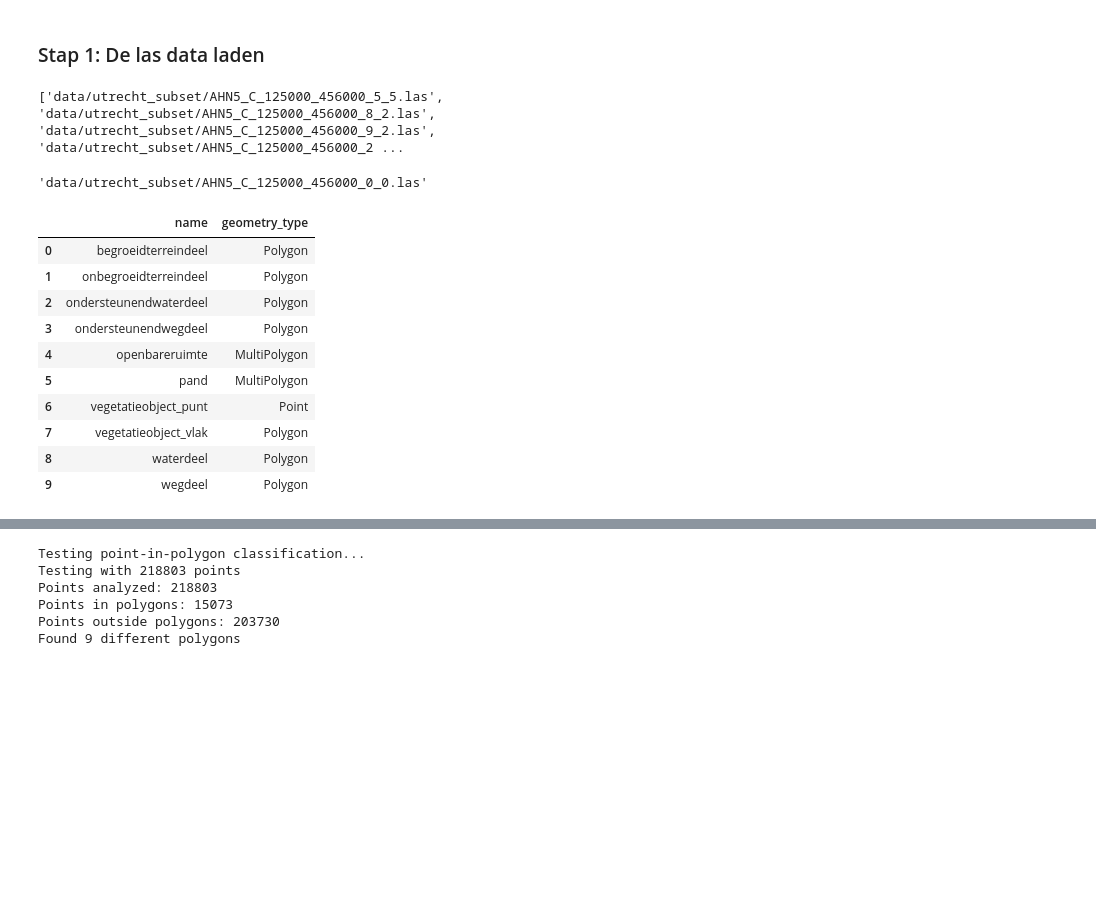
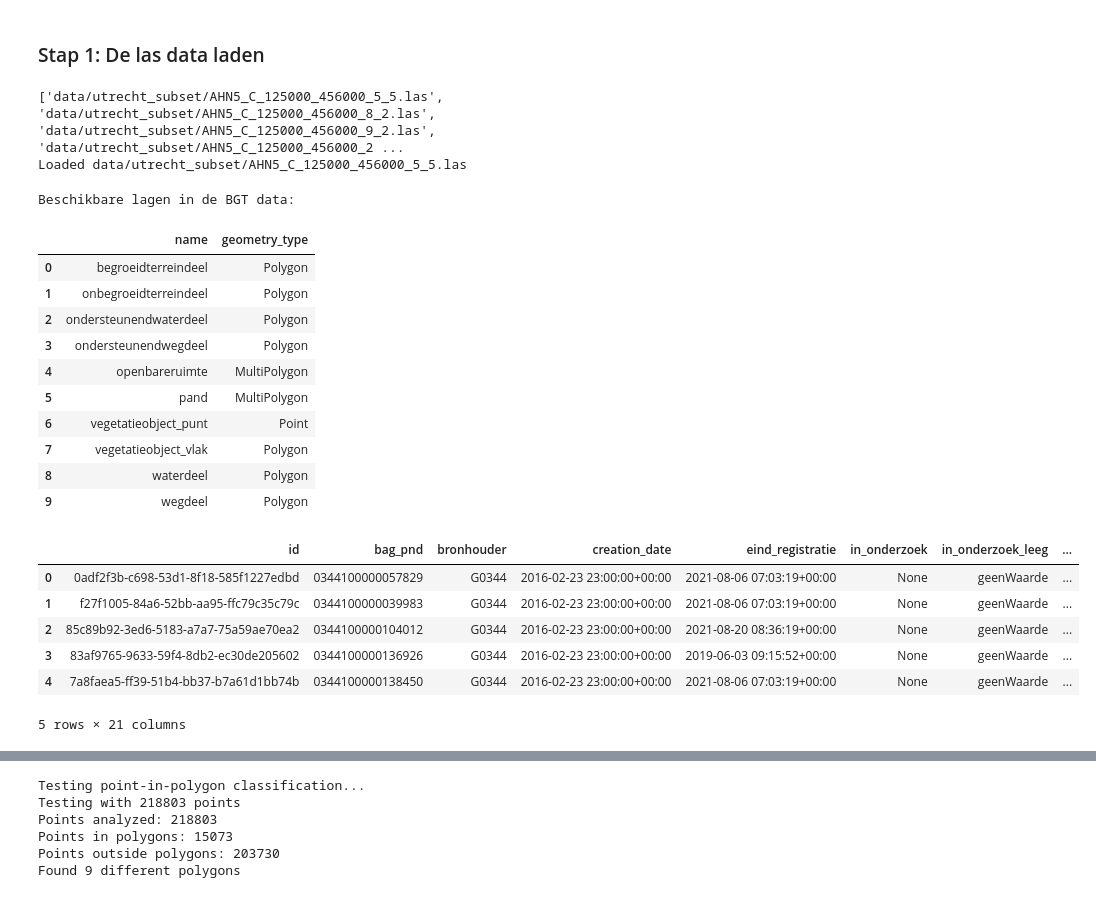
Before and after one commit to SjoerdBraaksma/geonovum_workshop, a Jupyter notebook: workshop_proefening_2.ipynb, the cells around one changed output, grey strips where cells are left out. Cells and saved outputs as stored; diff of their text form; code cells hidden in the pictures; blank space fills up the shorter version.

```diff
--- a/workshop_proefening_2.ipynb
+++ b/workshop_proefening_2.ipynb
@@ -133,10 +140,11 @@ lasfile_path = [
     filepath
     for filepath in lasfiles
     if filepath
-    == f"data/utrecht_subset/AHN5_C_{int(bbox[0])}_{int(bbox[1])}_{0}_{0}.las"
+    == f"data/utrecht_subset/AHN5_C_{int(bbox[0])}_{int(bbox[1])}_{subset[0]}_{subset[0]}.las"
 ][0]
 
-lasfile_path
+lasdata = lasdata_loader(lasfile_path, single_array=True)
+print(f"Loaded {lasfile_path}")
 # %% [output]
 ['data/utrecht_subset/AHN5_C_125000_456000_5_5.las', 'data/utrecht_subset/AHN5_C_125000_456000_8_2.las', 'data/utrecht_subset/AHN5_C_125000_456000_9_2.las', 'data/utrecht_subset/AHN5_C_125000_456000_2 ...
+Loaded data/utrecht_subset/AHN5_C_125000_456000_5_5.las
-'data/utrecht_subset/AHN5_C_125000_456000_0_0.las'
@@ -145,7 +167,9 @@ lasfile = lasdata_loader(lasfile_path, single_array=True)
 # %%
 # Zie welke layers er beschikbaar zijn in de BGT data
+print("Beschikbare lagen in de BGT data:")
 gpd.list_layers(output_folder / bgt_name)
 # %% [output]
+Beschikbare lagen in de BGT data:
 |  | name | geometry_type |
 | 0 | begroeidterreindeel | Polygon |
 | 1 | onbegroeidterreindeel | Polygon |
@@ -159,5 +183,14 @@ gpd.list_layers(output_folder / bgt_name)
 | 9 | wegdeel | Polygon |
 # %%
 # Laad ook de geodata, kies hier een layer die je interessant lijkt!
-geodata = gpd.read_file(output_folder / bgt_name, layer="pand")
+layer = "pand"
+geodata = gpd.read_file(output_folder / bgt_name, layer=layer)
 geodata.head()
+# %% [output]
+|  | id | bag_pnd | bronhouder | creation_date | eind_registratie | in_onderzoek | in_onderzoek_leeg | ... |
+| 0 | 0adf2f3b-c698-53d1-8f18-585f1227edbd | 0344100000057829 | G0344 | 2016-02-23 23:00:00+00:00 | 2021-08-06 07:03:19+00:00 | None | geenWaarde | ... |
+| 1 | f27f1005-84a6-52bb-aa95-ffc79c35c79c | 0344100000039983 | G0344 | 2016-02-23 23:00:00+00:00 | 2021-08-06 07:03:19+00:00 | None | geenWaarde | ... |
+| 2 | 85c89b92-3ed6-5183-a7a7-75a59ae70ea2 | 0344100000104012 | G0344 | 2016-02-23 23:00:00+00:00 | 2021-08-20 08:36:19+00:00 | None | geenWaarde | ... |
+| 3 | 83af9765-9633-59f4-8db2-ec30de205602 | 0344100000136926 | G0344 | 2016-02-23 23:00:00+00:00 | 2019-06-03 09:15:52+00:00 | None | geenWaarde | ... |
+| 4 | 7a8faea5-ff39-51b4-bb37-b7a61d1bb74b | 0344100000138450 | G0344 | 2016-02-23 23:00:00+00:00 | 2021-08-06 07:03:19+00:00 | None | geenWaarde | ... |
+5 rows × 21 columns
```
Also changed, not shown: parts of 30 cells of this notebook.
